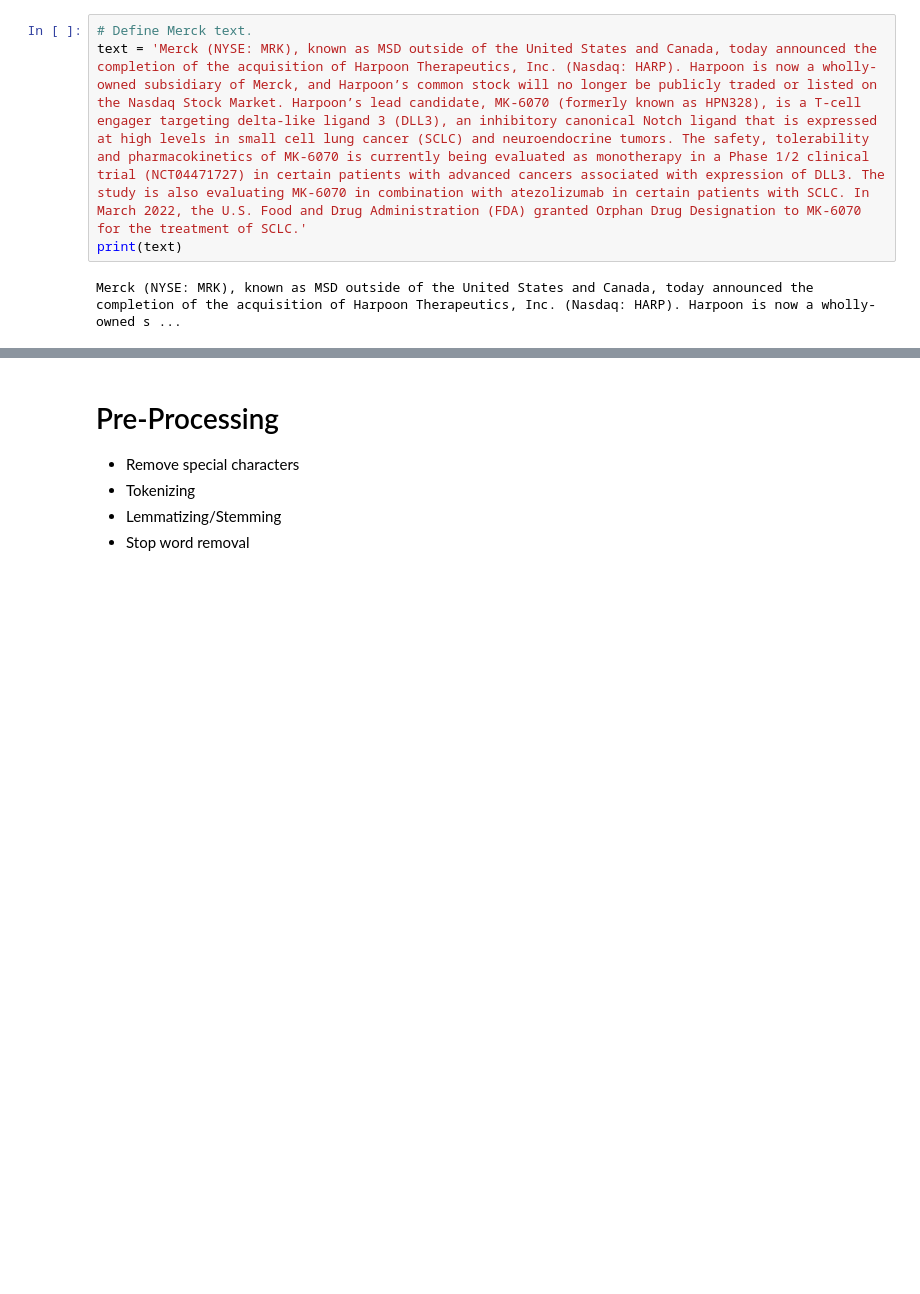
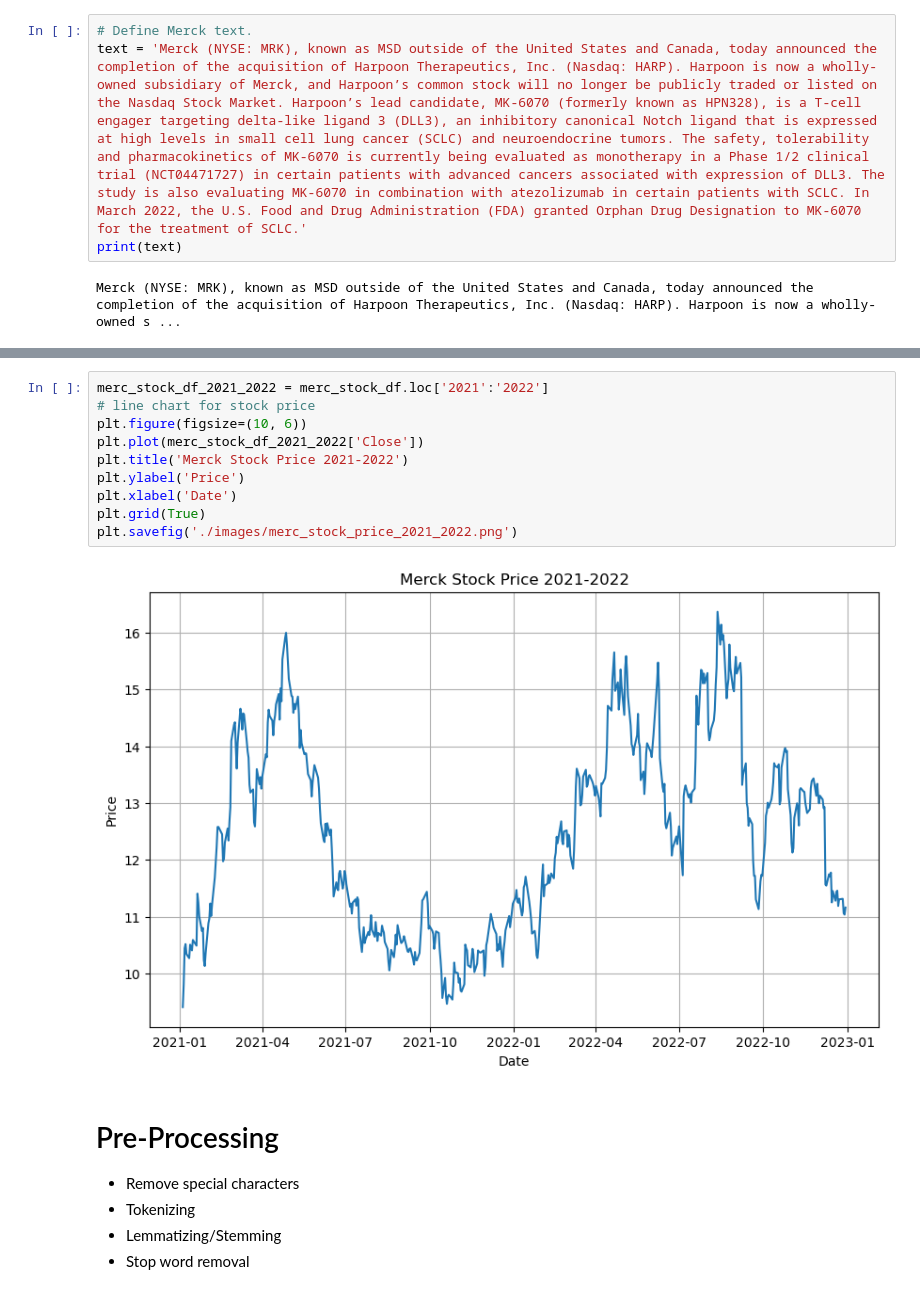
Before and after one commit to ckashby/finnlp, a Jupyter notebook: 02_PreProc.ipynb, the cells around one changed output, grey strips where cells are left out. Cells and saved outputs as stored; diff of their text form; blank space fills up the shorter version.

```diff
--- a/02_PreProc.ipynb
+++ b/02_PreProc.ipynb
@@ -70,3 +111,15 @@ merc_stock_df.head()
+# %%
+merc_stock_df_2021_2022 = merc_stock_df.loc['2021':'2022']
+# line chart for stock price
+plt.figure(figsize=(10, 6))
+plt.plot(merc_stock_df_2021_2022['Close'])
+plt.title('Merck Stock Price 2021-2022')
+plt.ylabel('Price')
+plt.xlabel('Date')
+plt.grid(True)
+plt.savefig('./images/merc_stock_price_2021_2022.png')
+# %% [output]
+[figure, added]
 # %% [markdown]
 # Pre-Processing
 
```
Also changed, not shown: parts of 6 cells of this notebook, 6 other files.
